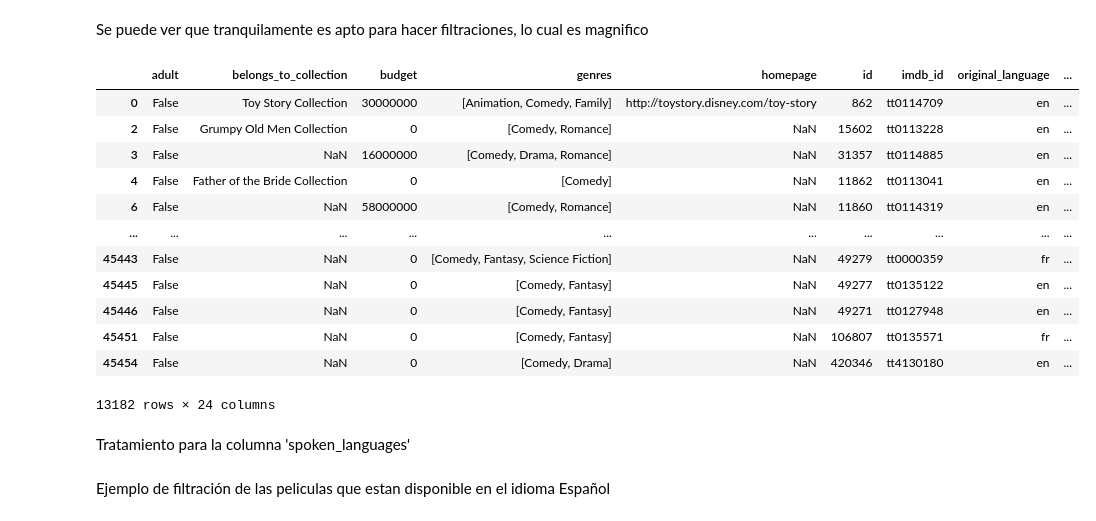
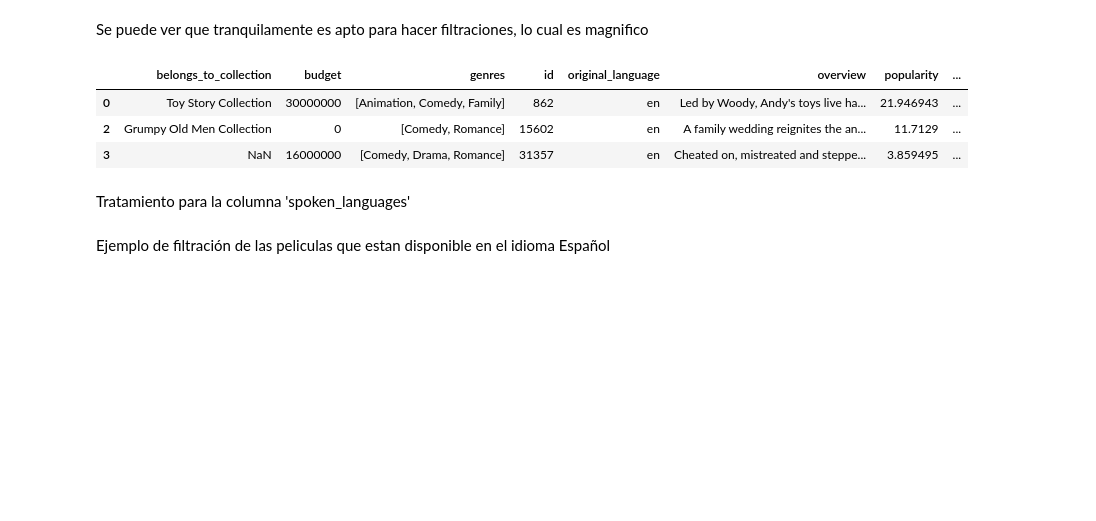
Before and after one commit to uriellmendezz/Movies_Recommendation_API, a Jupyter notebook: notebooks/ETL_movies_dataset.ipynb, the cells around one changed output. Cells and saved outputs as stored; diff of their text form; code cells hidden in the pictures; blank space fills up the shorter version.

```diff
--- a/notebooks/ETL_movies_dataset.ipynb
+++ b/notebooks/ETL_movies_dataset.ipynb
@@ -19,0 +22,2 @@ movies_df[:5]
+# %%
+movies_df= movies_df.drop(columns={'video','imdb_id','adult','original_title','poster_path','homepage'})
@@ -62,21 +69,12 @@ for i, value in enumerate(movies_df.genres):
 # %% [markdown]
 Se puede ver que tranquilamente es apto para hacer filtraciones, lo cual es magnifico
 # %%
-movies_df.loc[movies_df.genres.str.contains('Comedy')]
+movies_df.loc[movies_df.genres.str.contains('Comedy')].head(3)
 # %% [output]
-|  | adult | belongs_to_collection | budget | genres | homepage | id | imdb_id | original_language | ... |
-| 0 | False | Toy Story Collection | 30000000 | [Animation, Comedy, Family] | http://toystory.disney.com/toy-story | 862 | tt0114709 | en | ... |
-| 2 | False | Grumpy Old Men Collection | 0 | [Comedy, Romance] | NaN | 15602 | tt0113228 | en | ... |
-| 3 | False | NaN | 16000000 | [Comedy, Drama, Romance] | NaN | 31357 | tt0114885 | en | ... |
-| 4 | False | Father of the Bride Collection | 0 | [Comedy] | NaN | 11862 | tt0113041 | en | ... |
-| 6 | False | NaN | 58000000 | [Comedy, Romance] | NaN | 11860 | tt0114319 | en | ... |
-| ... | ... | ... | ... | ... | ... | ... | ... | ... | ... |
-| 45443 | False | NaN | 0 | [Comedy, Fantasy, Science Fiction] | NaN | 49279 | tt0000359 | fr | ... |
-| 45445 | False | NaN | 0 | [Comedy, Fantasy] | NaN | 49277 | tt0135122 | en | ... |
-| 45446 | False | NaN | 0 | [Comedy, Fantasy] | NaN | 49271 | tt0127948 | en | ... |
-| 45451 | False | NaN | 0 | [Comedy, Fantasy] | NaN | 106807 | tt0135571 | fr | ... |
-| 45454 | False | NaN | 0 | [Comedy, Drama] | NaN | 420346 | tt4130180 | en | ... |
+|  | belongs_to_collection | budget | genres | id | original_language | overview | popularity | ... |
+| 0 | Toy Story Collection | 30000000 | [Animation, Comedy, Family] | 862 | en | Led by Woody, Andy's toys live ha... | 21.946943 | ... |
+| 2 | Grumpy Old Men Collection | 0 | [Comedy, Romance] | 15602 | en | A family wedding reignites the an... | 11.7129 | ... |
+| 3 | NaN | 16000000 | [Comedy, Drama, Romance] | 31357 | en | Cheated on, mistreated and steppe... | 3.859495 | ... |
-13182 rows × 24 columns
 # %% [markdown]
 Tratamiento para la columna 'spoken_languages'
 # %%
```
Also changed, not shown: parts of 77 cells of this notebook, 15 other files.
